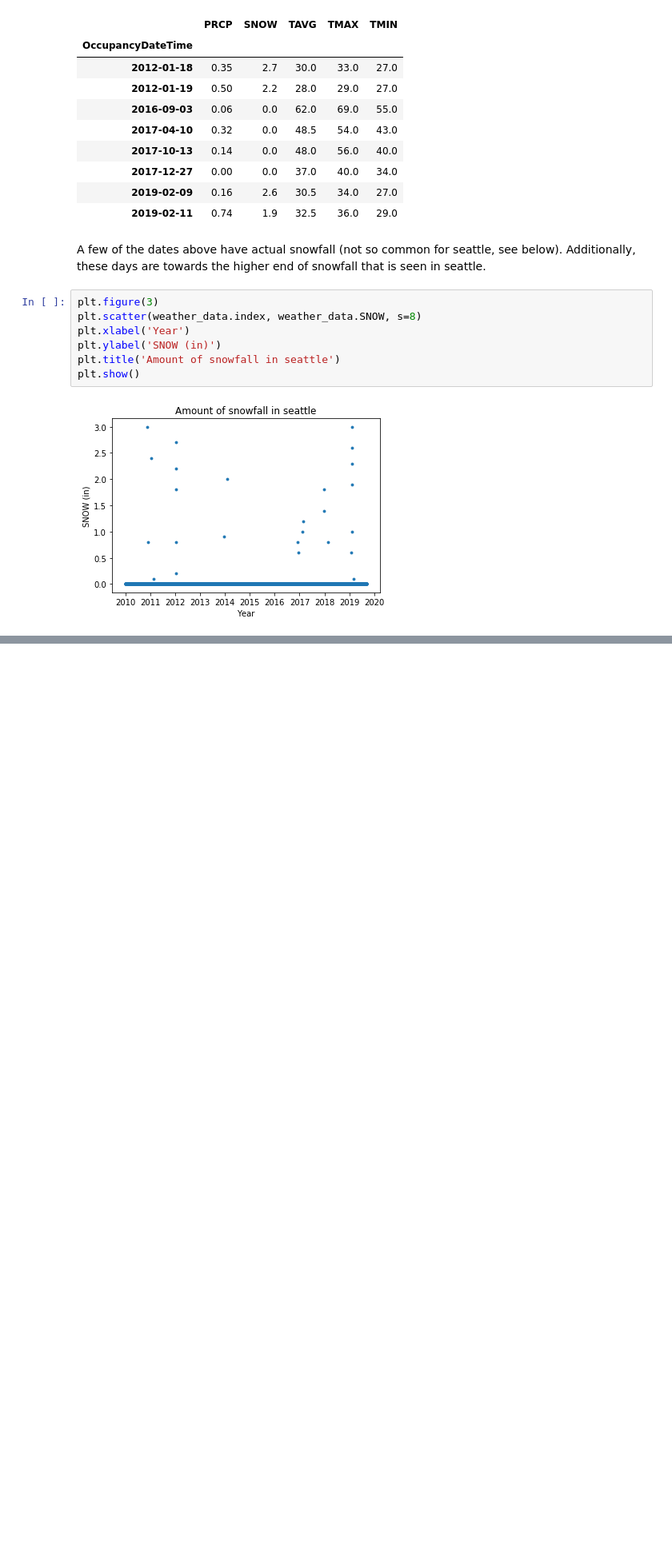
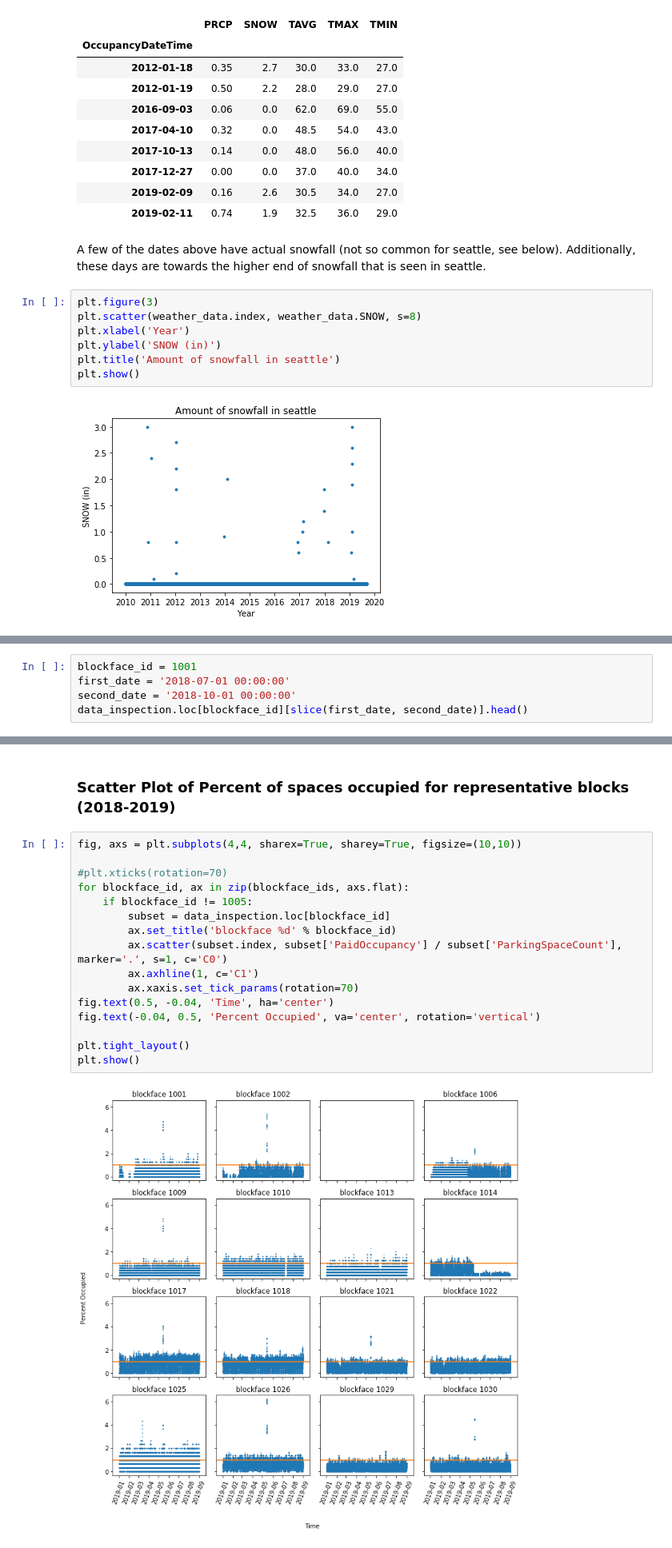
Before and after one commit to mocohen/Capstone-Project-1, a Jupyter notebook: EDA.ipynb, the cells around one changed output, grey strips where cells are left out. Shown at 80% size. Saved outputs shown, nothing was run; the diff lists cells and outputs as text; blank space fills up the shorter version.

```diff
--- a/EDA.ipynb
+++ b/EDA.ipynb
@@ -278,0 +324,5 @@ plt.show()
+# %%
+blockface_id = 1001
+first_date = '2018-07-01 00:00:00'
+second_date = '2018-10-01 00:00:00'
+data_inspection.loc[blockface_id][slice(first_date, second_date)].head()
@@ -278,0 +337,20 @@ plt.show()
+# %% [markdown]
+### Scatter Plot of Percent of spaces occupied for representative blocks (2018-2019)
+# %%
+fig, axs = plt.subplots(4,4, sharex=True, sharey=True, figsize=(10,10))
+
+#plt.xticks(rotation=70)
+for blockface_id, ax in zip(blockface_ids, axs.flat):
+    if blockface_id != 1005:
+        subset = data_inspection.loc[blockface_id]
+        ax.set_title('blockface %d' % blockface_id)
+        ax.scatter(subset.index, subset['PaidOccupancy'] / subset['ParkingSpaceCount'], marker='.', s=1, c='C0')
+        ax.axhline(1, c='C1')
+        ax.xaxis.set_tick_params(rotation=70)
+fig.text(0.5, -0.04, 'Time', ha='center')
+fig.text(-0.04, 0.5, 'Percent Occupied', va='center', rotation='vertical')
+
+plt.tight_layout()
+plt.show()
+# %% [output]
+[figure, added]
```
Also changed, not shown: parts of 25 cells of this notebook.
